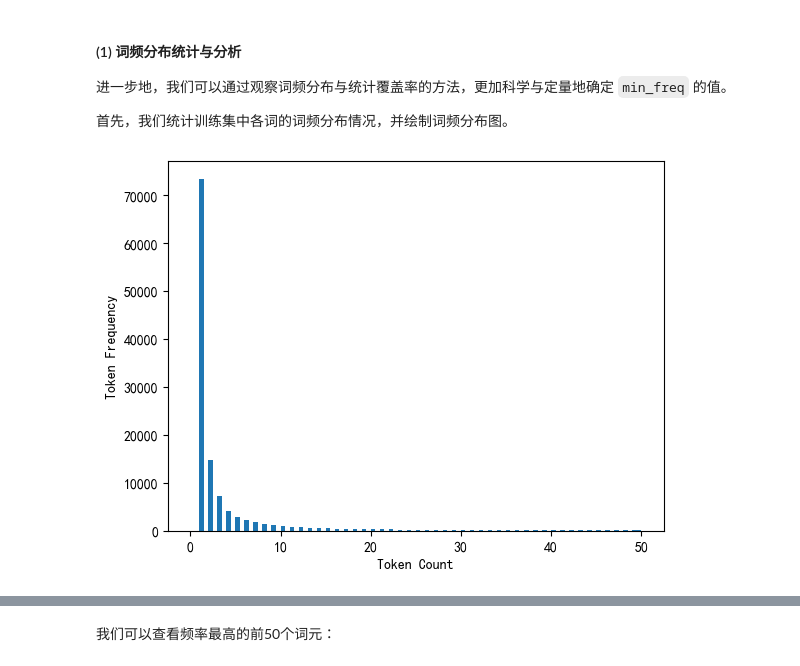
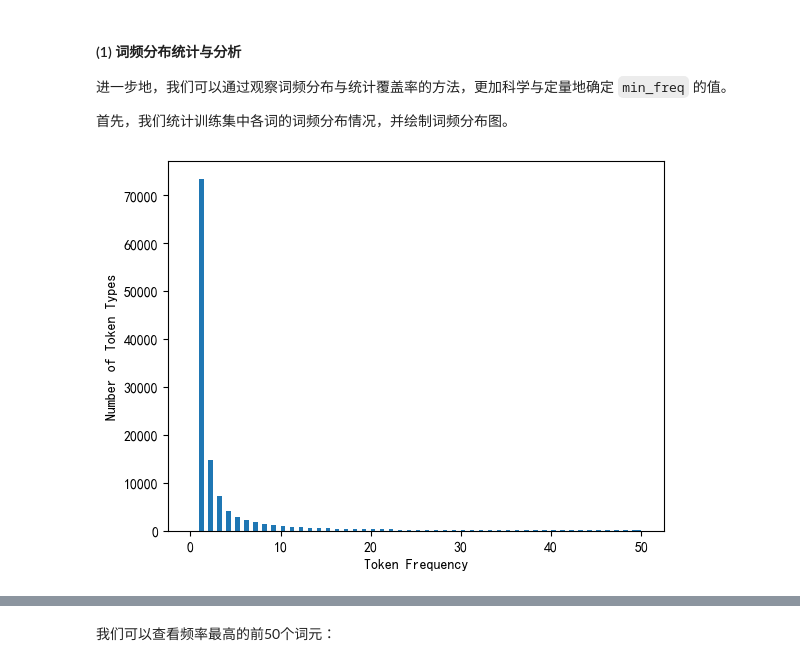
Before and after one commit to YoruRain/Sentiment-Classification-Based-on-Weibo-Texts, a Jupyter notebook: 04Segmentation and Tokenization.ipynb, the cells around one changed output, grey strips where cells are left out. Cells and saved outputs as stored; diff of their text form; code cells hidden in the pictures.

```diff
--- a/04Segmentation and Tokenization.ipynb
+++ b/04Segmentation and Tokenization.ipynb
@@ -310,16 +315,16 @@ def read_vocab(file_path: str) -> Vocab:  #@save
 # %%
 from collections import Counter
 import matplotlib.pyplot as plt
 
 plt.rcParams['font.sans-serif'] = ['SimHei', 'DejaVu Sans']
 plt.rcParams['axes.unicode_minus'] = False
 
 token_counts = Counter(token for text in train_seg["text"] for token in text)
 freqs = list(token_counts.values())
 plt.hist(freqs, bins=100, range=(0,50))
-plt.xlabel('Token Count')
-plt.ylabel('Token Frequency')
+plt.xlabel('Token Frequency')         # 词元出现次数
+plt.ylabel('Number of Token Types')   # 词元数量
 plt.show();
 # %% [output]
-[figure, old version]
+[figure, new version]
 # %% [markdown]
```
Also changed, not shown: parts of 14 cells of this notebook, 6 other files.
